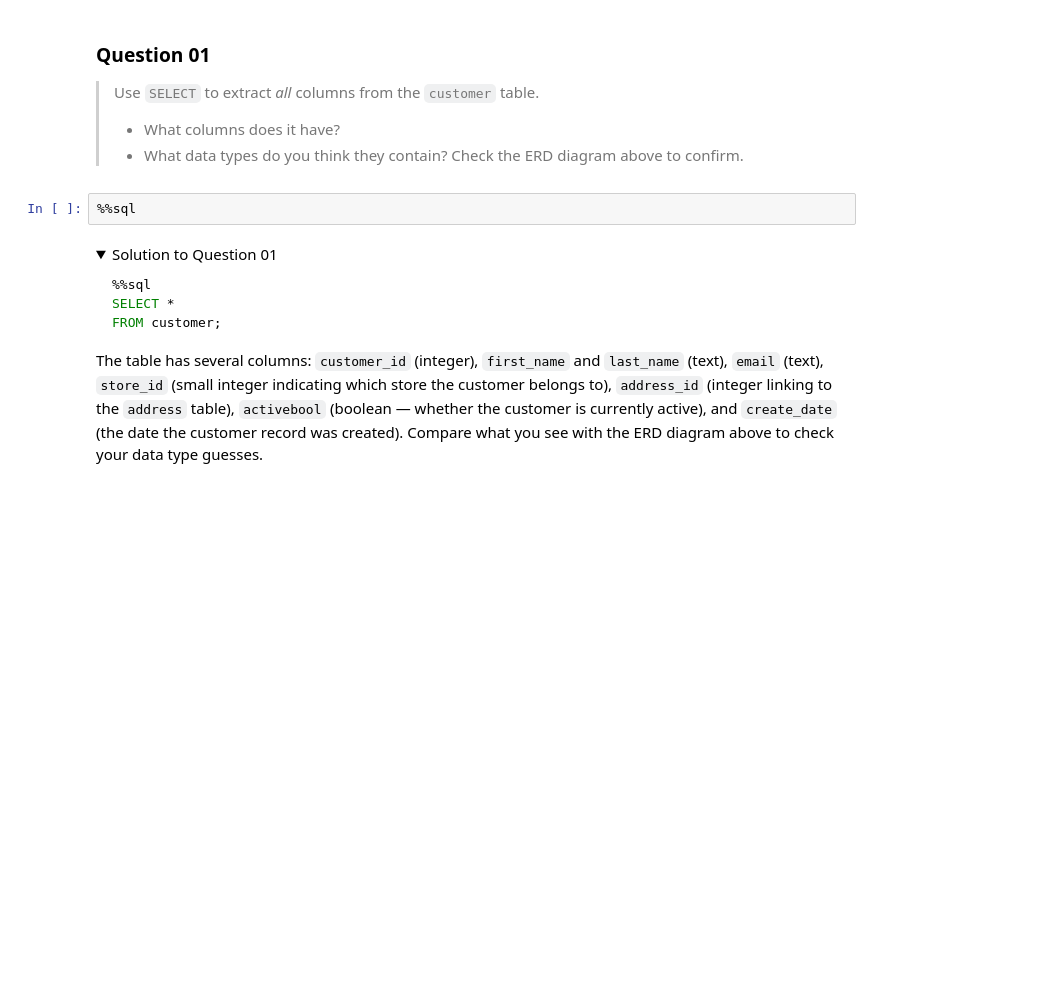
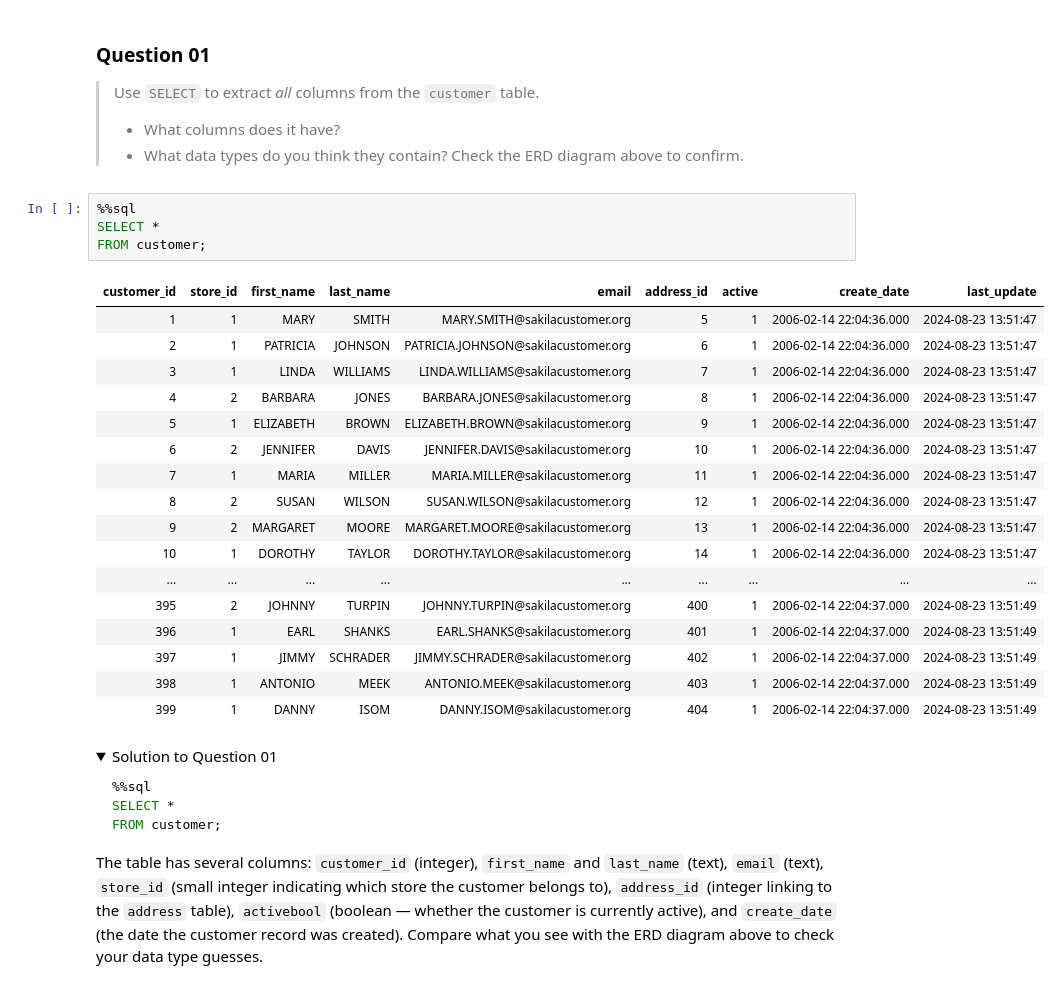
Before and after one commit to Yusuphchoudhury/DT401-Module-Resources, a Jupyter notebook: Workshop 1/1_selecting_data.ipynb, the cells around one changed output. Saved outputs shown, nothing was run; the diff lists cells and outputs as text; folded sections open; blank space fills up the shorter version.

```diff
--- a/Workshop 1/1_selecting_data.ipynb
+++ b/Workshop 1/1_selecting_data.ipynb
@@ -169,6 +172,26 @@ SELECT 1 + 1, 2 * 2, 3 - 2;
 > - What data types do you think they contain? Check the ERD diagram above to confirm.
 # %%
 %%sql
+SELECT *
+FROM customer;
+# %% [output]
+| customer_id | store_id | first_name | last_name | email | address_id | active | create_date | last_update |
+| 1 | 1 | MARY | SMITH | MARY.SMITH@sakilacustomer.org | 5 | 1 | 2006-02-14 22:04:36.000 | 2024-08-23 13:51:47 |
+| 2 | 1 | PATRICIA | JOHNSON | PATRICIA.JOHNSON@sakilacustomer.org | 6 | 1 | 2006-02-14 22:04:36.000 | 2024-08-23 13:51:47 |
+| 3 | 1 | LINDA | WILLIAMS | LINDA.WILLIAMS@sakilacustomer.org | 7 | 1 | 2006-02-14 22:04:36.000 | 2024-08-23 13:51:47 |
+| 4 | 2 | BARBARA | JONES | BARBARA.JONES@sakilacustomer.org | 8 | 1 | 2006-02-14 22:04:36.000 | 2024-08-23 13:51:47 |
+| 5 | 1 | ELIZABETH | BROWN | ELIZABETH.BROWN@sakilacustomer.org | 9 | 1 | 2006-02-14 22:04:36.000 | 2024-08-23 13:51:47 |
+| 6 | 2 | JENNIFER | DAVIS | JENNIFER.DAVIS@sakilacustomer.org | 10 | 1 | 2006-02-14 22:04:36.000 | 2024-08-23 13:51:47 |
+| 7 | 1 | MARIA | MILLER | MARIA.MILLER@sakilacustomer.org | 11 | 1 | 2006-02-14 22:04:36.000 | 2024-08-23 13:51:47 |
+| 8 | 2 | SUSAN | WILSON | SUSAN.WILSON@sakilacustomer.org | 12 | 1 | 2006-02-14 22:04:36.000 | 2024-08-23 13:51:47 |
+| 9 | 2 | MARGARET | MOORE | MARGARET.MOORE@sakilacustomer.org | 13 | 1 | 2006-02-14 22:04:36.000 | 2024-08-23 13:51:47 |
+| 10 | 1 | DOROTHY | TAYLOR | DOROTHY.TAYLOR@sakilacustomer.org | 14 | 1 | 2006-02-14 22:04:36.000 | 2024-08-23 13:51:47 |
+| ... | ... | ... | ... | ... | ... | ... | ... | ... |
+| 395 | 2 | JOHNNY | TURPIN | JOHNNY.TURPIN@sakilacustomer.org | 400 | 1 | 2006-02-14 22:04:37.000 | 2024-08-23 13:51:49 |
+| 396 | 1 | EARL | SHANKS | EARL.SHANKS@sakilacustomer.org | 401 | 1 | 2006-02-14 22:04:37.000 | 2024-08-23 13:51:49 |
+| 397 | 1 | JIMMY | SCHRADER | JIMMY.SCHRADER@sakilacustomer.org | 402 | 1 | 2006-02-14 22:04:37.000 | 2024-08-23 13:51:49 |
+| 398 | 1 | ANTONIO | MEEK | ANTONIO.MEEK@sakilacustomer.org | 403 | 1 | 2006-02-14 22:04:37.000 | 2024-08-23 13:51:49 |
+| 399 | 1 | DANNY | ISOM | DANNY.ISOM@sakilacustomer.org | 404 | 1 | 2006-02-14 22:04:37.000 | 2024-08-23 13:51:49 |
 # %% [markdown]
 <details>
 <summary>Solution to Question 01</summary>
```
Also changed, not shown: parts of 4 cells of this notebook, 1 other file.
